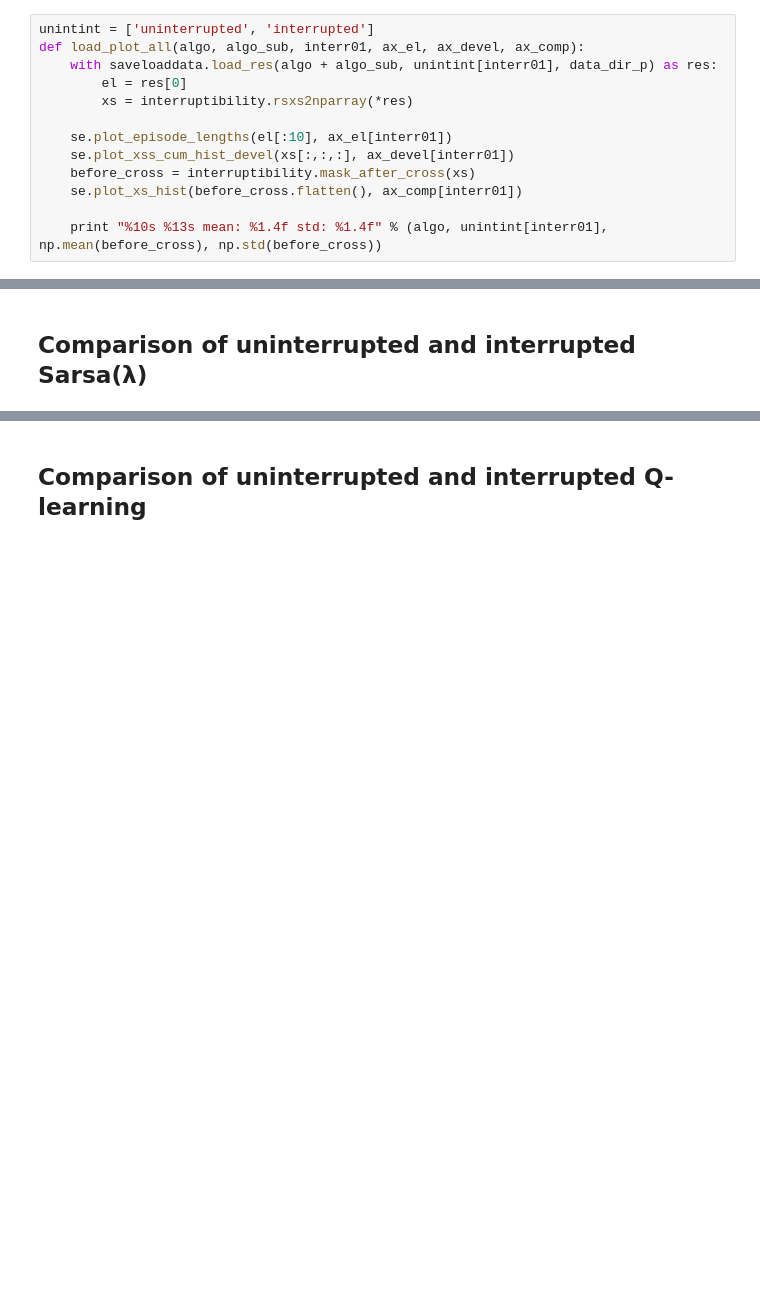
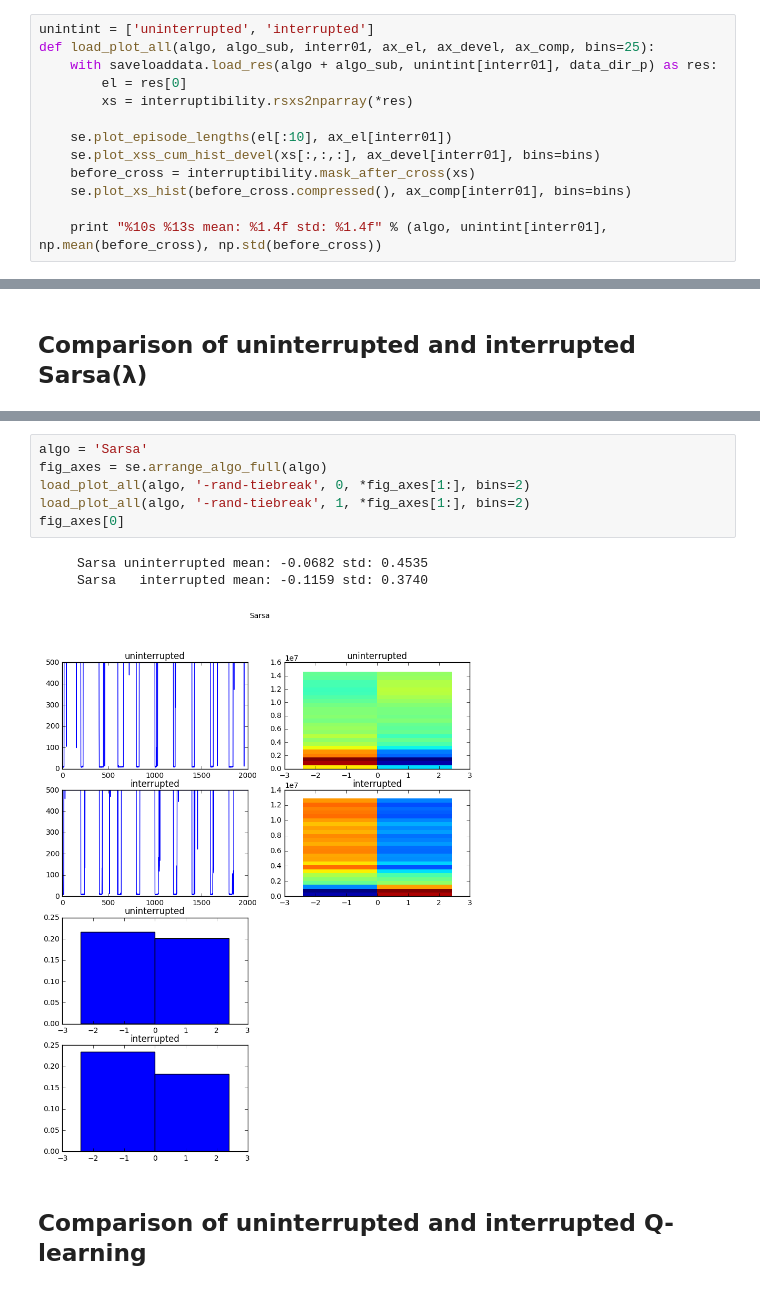
Before and after one commit to rmoehn/cartpole, a Jupyter notebook: notebooks/StatsExperiments.ipynb, the cells around one changed output, grey strips where cells are left out. Drawn from its saved outputs; the diff is of its cells as text; blank space fills up the shorter version.

Commit message:
Experiment with two bins
This is similar to the counting I did before.

```diff
--- a/notebooks/StatsExperiments.ipynb
+++ b/notebooks/StatsExperiments.ipynb
@@ -24,15 +24,15 @@ or matplotlib.backends is imported for the first time.
 data_dir_p = "../data"
 # %%
 unintint = ['uninterrupted', 'interrupted']
-def load_plot_all(algo, algo_sub, interr01, ax_el, ax_devel, ax_comp):
+def load_plot_all(algo, algo_sub, interr01, ax_el, ax_devel, ax_comp, bins=25):
     with saveloaddata.load_res(algo + algo_sub, unintint[interr01], data_dir_p) as res:
         el = res[0]
         xs = interruptibility.rsxs2nparray(*res)
 
     se.plot_episode_lengths(el[:10], ax_el[interr01])
-    se.plot_xss_cum_hist_devel(xs[:,:,:], ax_devel[interr01])
+    se.plot_xss_cum_hist_devel(xs[:,:,:], ax_devel[interr01], bins=bins)
     before_cross = interruptibility.mask_after_cross(xs)
-    se.plot_xs_hist(before_cross.flatten(), ax_comp[interr01])
+    se.plot_xs_hist(before_cross.compressed(), ax_comp[interr01], bins=bins)
 
     print "%10s %13s mean: %1.4f std: %1.4f" % (algo, unintint[interr01], np.mean(before_cross), np.std(before_cross))
 # %% [markdown]
@@ -60,3 +60,13 @@ fig_axes[0]
+# %%
+algo = 'Sarsa'
+fig_axes = se.arrange_algo_full(algo)
+load_plot_all(algo, '-rand-tiebreak', 0, *fig_axes[1:], bins=2)
+load_plot_all(algo, '-rand-tiebreak', 1, *fig_axes[1:], bins=2)
+fig_axes[0]
+# %% [output]
+     Sarsa uninterrupted mean: -0.0682 std: 0.4535
+     Sarsa   interrupted mean: -0.1159 std: 0.3740
+[figure, added]
 # %% [markdown]
 ## Comparison of uninterrupted and interrupted Q-learning
 # %%
```
Also changed, not shown: parts of 9 cells of this notebook, 1 other file.
